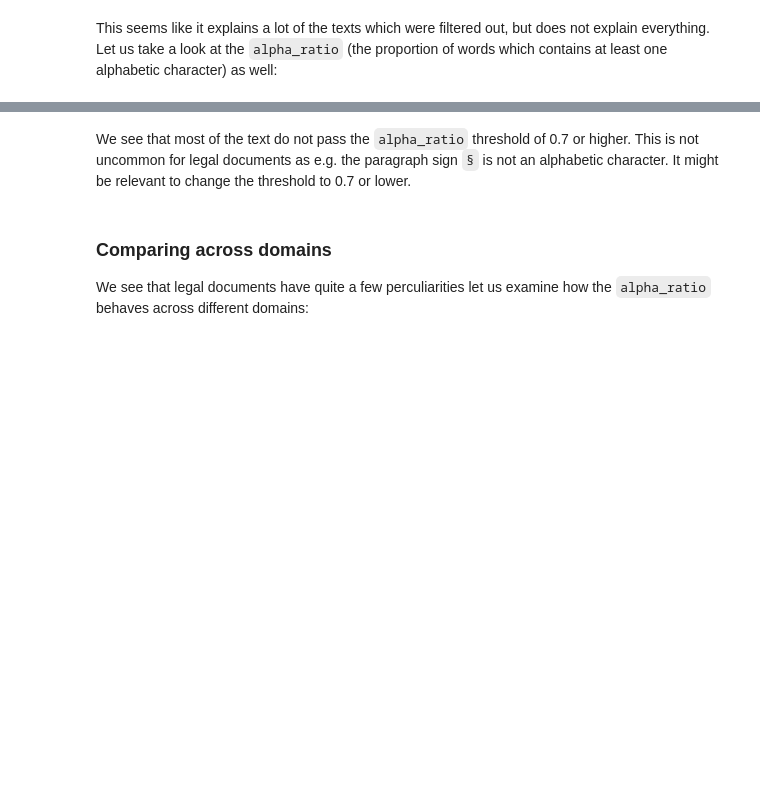
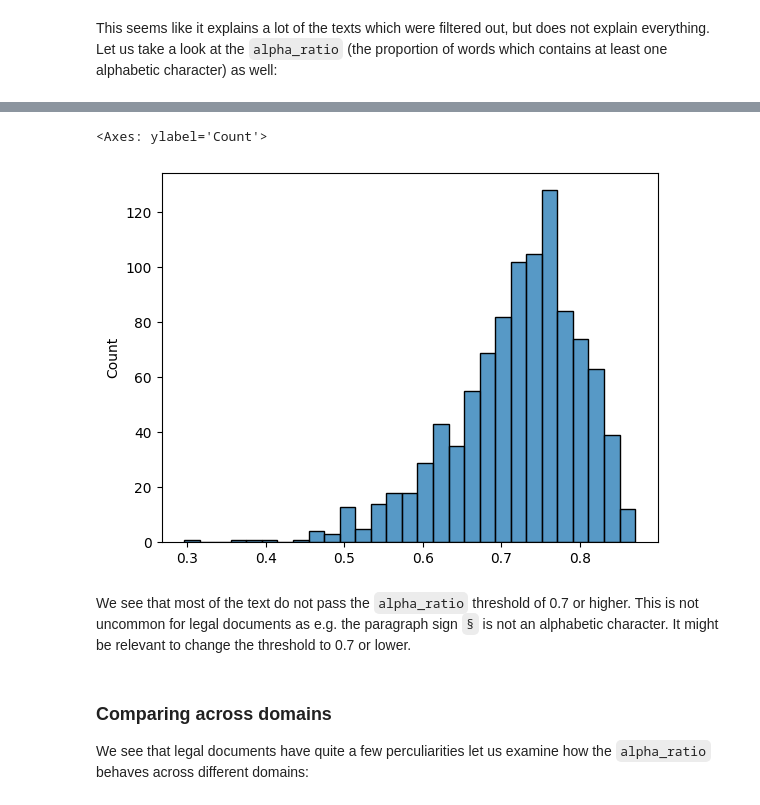
Before and after one commit to HLasse/TextDescriptives, a Jupyter notebook: docs/tutorials/filter_corpus_using_quality.ipynb, the cells around one changed output, grey strips where cells are left out. Drawn from its saved outputs; the diff is of its cells as text; code cells hidden in the pictures; blank space fills up the shorter version.

```diff
--- a/docs/tutorials/filter_corpus_using_quality.ipynb
+++ b/docs/tutorials/filter_corpus_using_quality.ipynb
@@ -304,3 +306,9 @@ sns.histplot(alpha_ratio)
+# %%
+alpha_ratio = [doc._.quality.alpha_ratio.value for doc in legal_docs]
+sns.histplot(alpha_ratio)
+# %% [output]
+<Axes: ylabel='Count'>
+[figure, added]
 # %% [markdown]
 We see that most of the text do not pass the `alpha_ratio` threshold of 0.7 or higher. This is not uncommon for legal documents as e.g. the paragraph sign `§` is not an alphabetic character. It might be relevant to change the threshold to 0.7 or lower.
 # %% [markdown]
```
Also changed, not shown: parts of 35 cells of this notebook, 9 other files.
